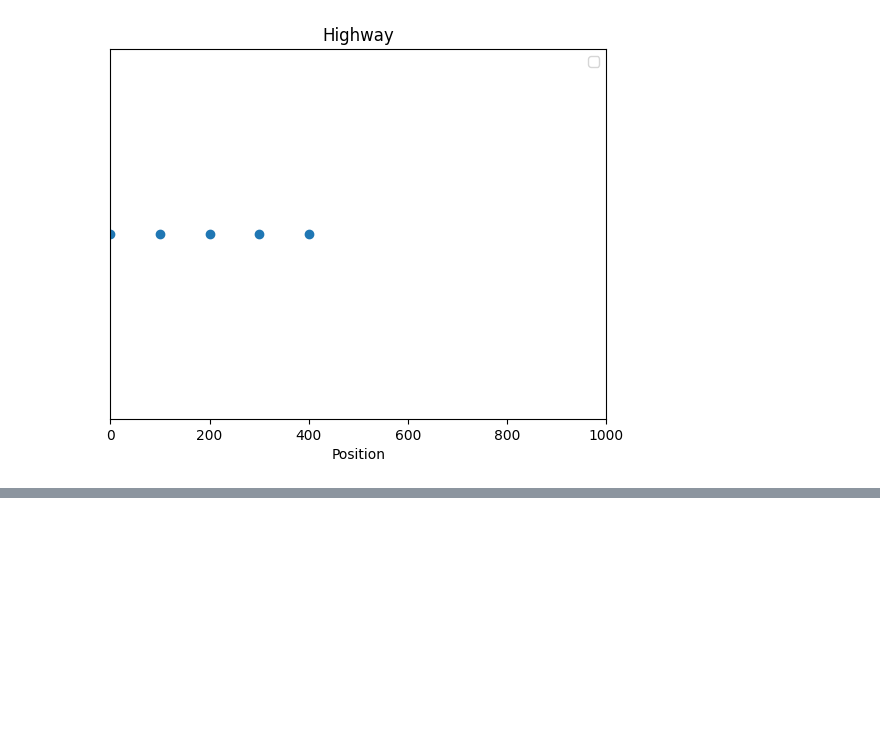
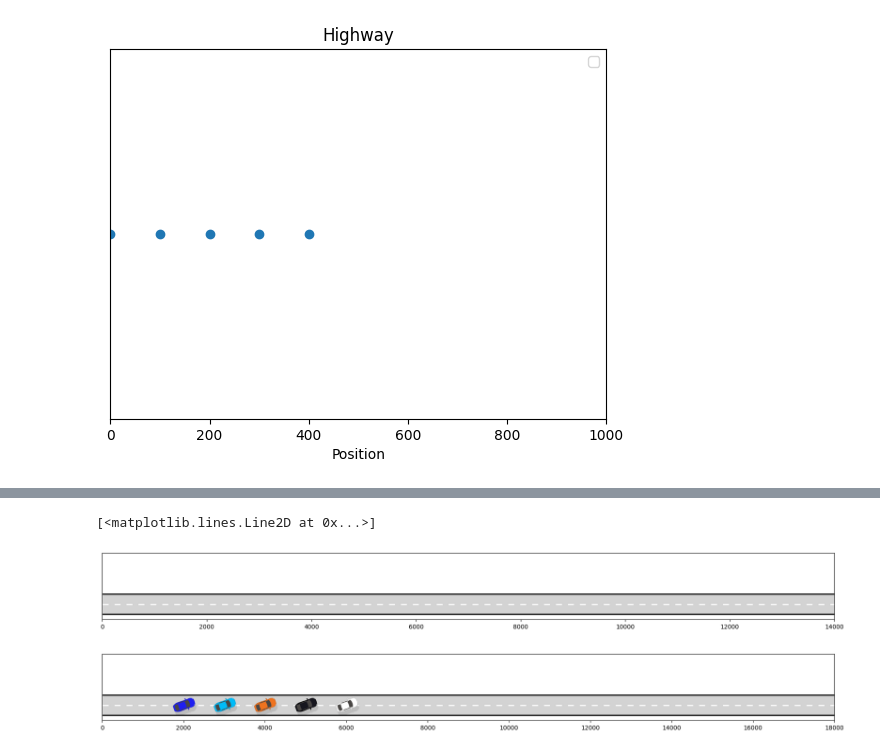
Before and after one commit to IgnacioPardo/simulacion_Gral_Paz, a Jupyter notebook: src/notebook.ipynb, the cells around one changed output, grey strips where cells are left out. Saved outputs shown, nothing was run; the diff lists cells and outputs as text; code cells hidden in the pictures; blank space fills up the shorter version.

```diff
--- a/src/notebook.ipynb
+++ b/src/notebook.ipynb
@@ -338 +397,63 @@ random.seed(42)
+# %%
+fig, ax = plt.subplots(figsize=(22, 2))
+
+ax.set_xlim(0, agp.length)
+ax.set_ylim(-3, 10)
+
+# ax hide y axis
+ax.set_yticks([])
+
+lw = 4
+# Plot lane lines
+ax.plot([2, agp.length], [lw/2, lw/2], color='black', linewidth=2)
+ax.plot([2, agp.length], [-lw/2, -lw/2], color='black', linewidth=2)
+
+# Plot asphalt area
+ax.fill_between([2, agp.length], [-lw/2, -lw/2], [lw/2, lw/2], color='lightgrey')
+
+# Plot dashed center line
+ax.plot([2, agp.length], [0, 0], color='white', linewidth=2, linestyle='dashed', dashes=(5, 5))
+# %% [output]
+[<matplotlib.lines.Line2D at 0x...>]
+[figure, added]
+# %%
+fig, ax = plt.subplots(figsize=(22, 2))
+
+ax.set_xlim(0, agp.length)
+ax.set_ylim(-3, 10)
+
+# ax hide y axis
+ax.set_yticks([])
+
+lw = 4
+# Plot lane lines
+ax.plot([2, agp.length], [lw/2, lw/2], color='black', linewidth=2)
+ax.plot([2, agp.length], [-lw/2, -lw/2], color='black', linewidth=2)
+
+# Plot asphalt area
+ax.fill_between([2, agp.length], [-lw/2, -lw/2], [lw/2, lw/2], color='lightgrey')
+
+# Plot dashed center line
+ax.plot([2, agp.length], [0, 0], color='white', linewidth=2, linestyle='dashed', dashes=(5, 5))
+
+angle = -20
+car_ims = [
+            OffsetImage(
+                rotate_bound(cv2.imread(f'assets/{car_color}.png', cv2.IMREAD_UNCHANGED),
+                             angle), zoom=.4)
+                             for car_color in car_colors
+        ]
+
+car_anots = [
+                AnnotationBbox(car_im, (1000 * (i+2), 0), frameon=False)
+                for i, car_im in enumerate(car_ims)
+            ]
+
+# add car to plot
+for car_anot in car_anots:
+    ax.add_artist(car_anot)
+
+plt.show()
+# %% [output]
+[figure, added]
 # %%
```
Also changed, not shown: parts of 10 cells of this notebook, 9 other files.
